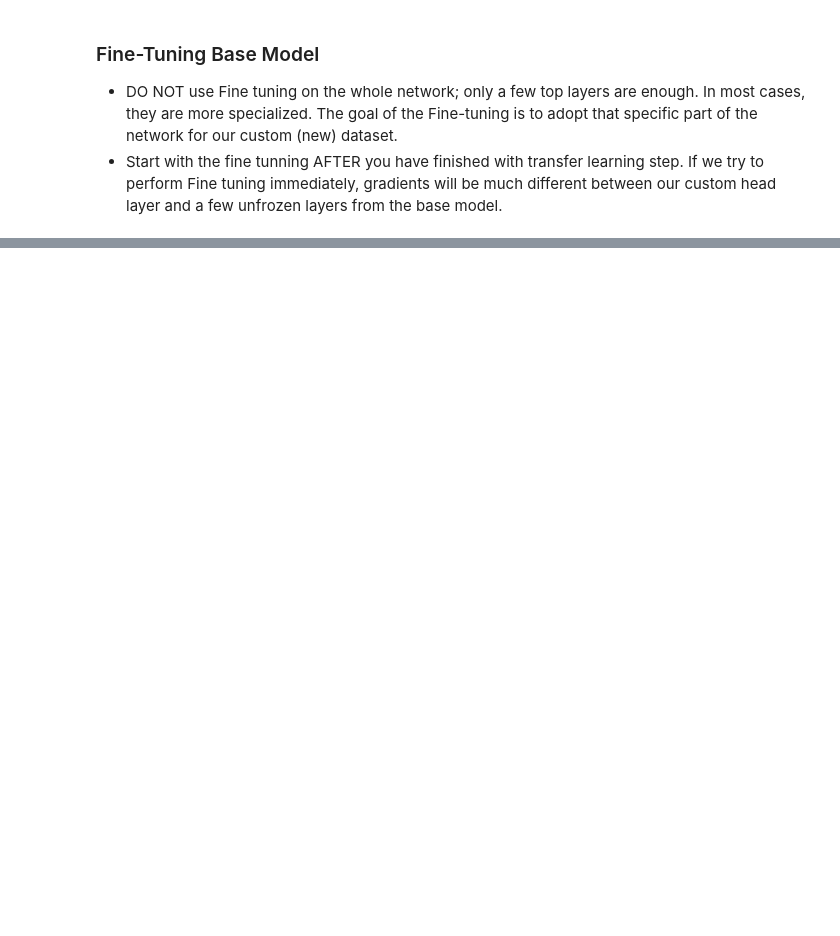
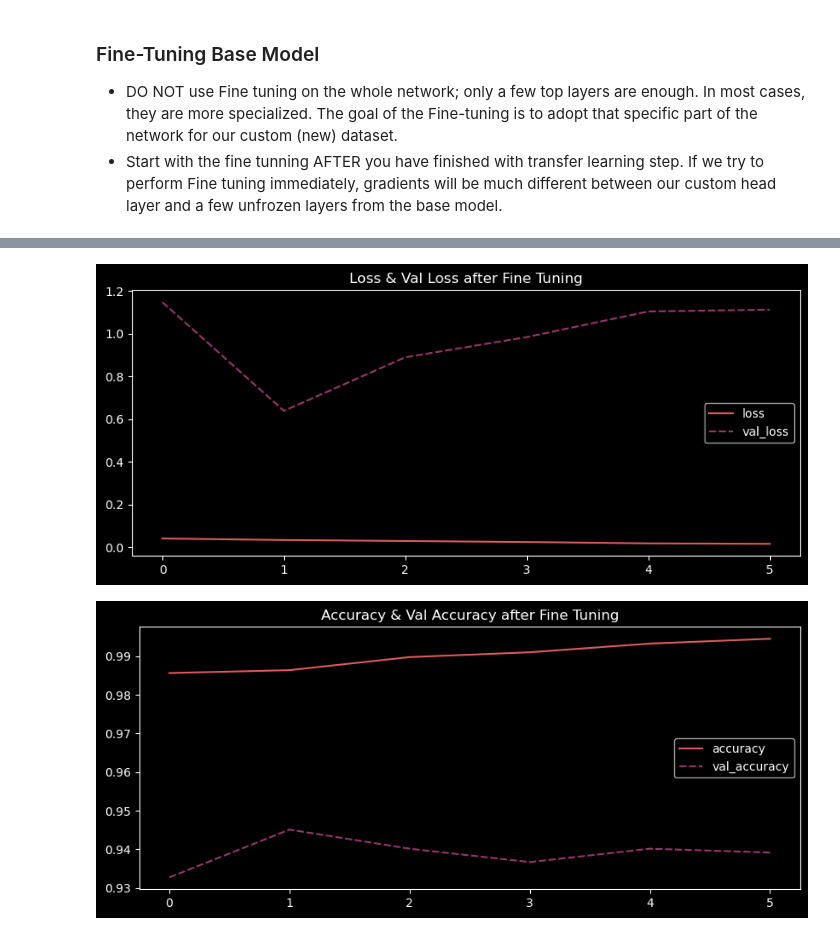
Before and after one commit to IqmanS/Deep-Learning-Notebooks, a Jupyter notebook: 6-MobileNetV2-Cat-vs-Dog-Image-Classification.ipynb, the cells around one changed output, grey strips where cells are left out. Drawn from its saved outputs; the diff is of its cells as text; code cells hidden in the pictures; blank space fills up the shorter version.

```diff
--- a/6-MobileNetV2-Cat-vs-Dog-Image-Classification.ipynb
+++ b/6-MobileNetV2-Cat-vs-Dog-Image-Classification.ipynb
@@ -110,0 +203,4 @@ sns.lineplot(df_acc,palette="flare");
+# %%
+model.compile(optimizer=tf.keras.optimizers.RMSprop(lr=0.001),loss="categorical_crossentropy",metrics=["accuracy"])
+
+history = model.fit(train_data, epochs=10, validation_data=test_data, shuffle=True, callbacks=[earlyStopping],batch_size=64)
@@ -110,0 +220,15 @@ sns.lineplot(df_acc,palette="flare");
+# %%
+df = pd.DataFrame(history.history)
+df_loss = df[['loss', 'val_loss']]
+df_acc =  df[['accuracy', 'val_accuracy']]
+# %%
+plt.figure(figsize=(10, 4))
+plt.title("Loss & Val Loss after Fine Tuning")
+sns.lineplot(df_loss,palette="flare");
+
+plt.figure(figsize=(10, 4))
+plt.title("Accuracy & Val Accuracy after Fine Tuning")
+sns.lineplot(df_acc,palette="flare");
+# %% [output]
+[figure, added]
+[figure, added]
```
Also changed, not shown: parts of 15 cells of this notebook.
